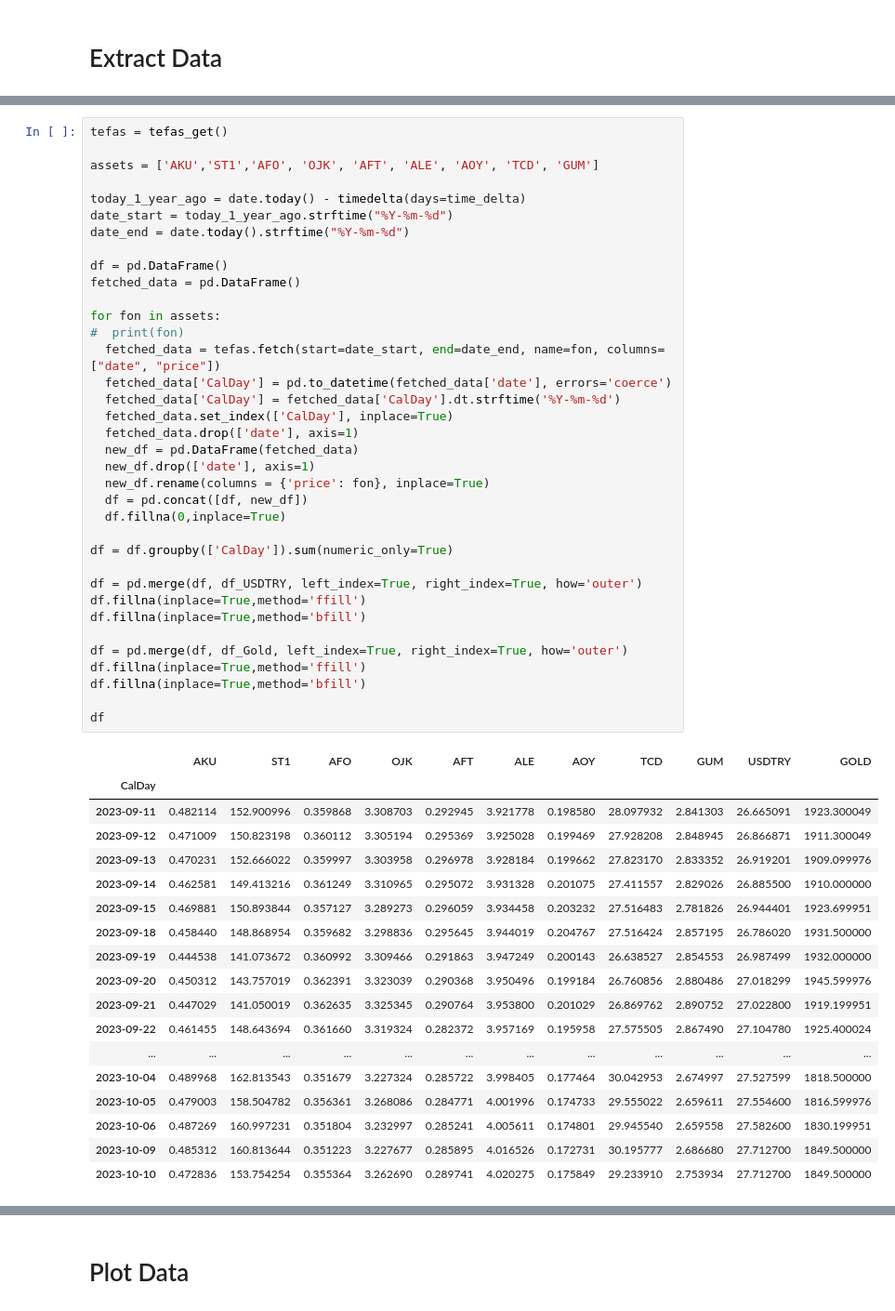
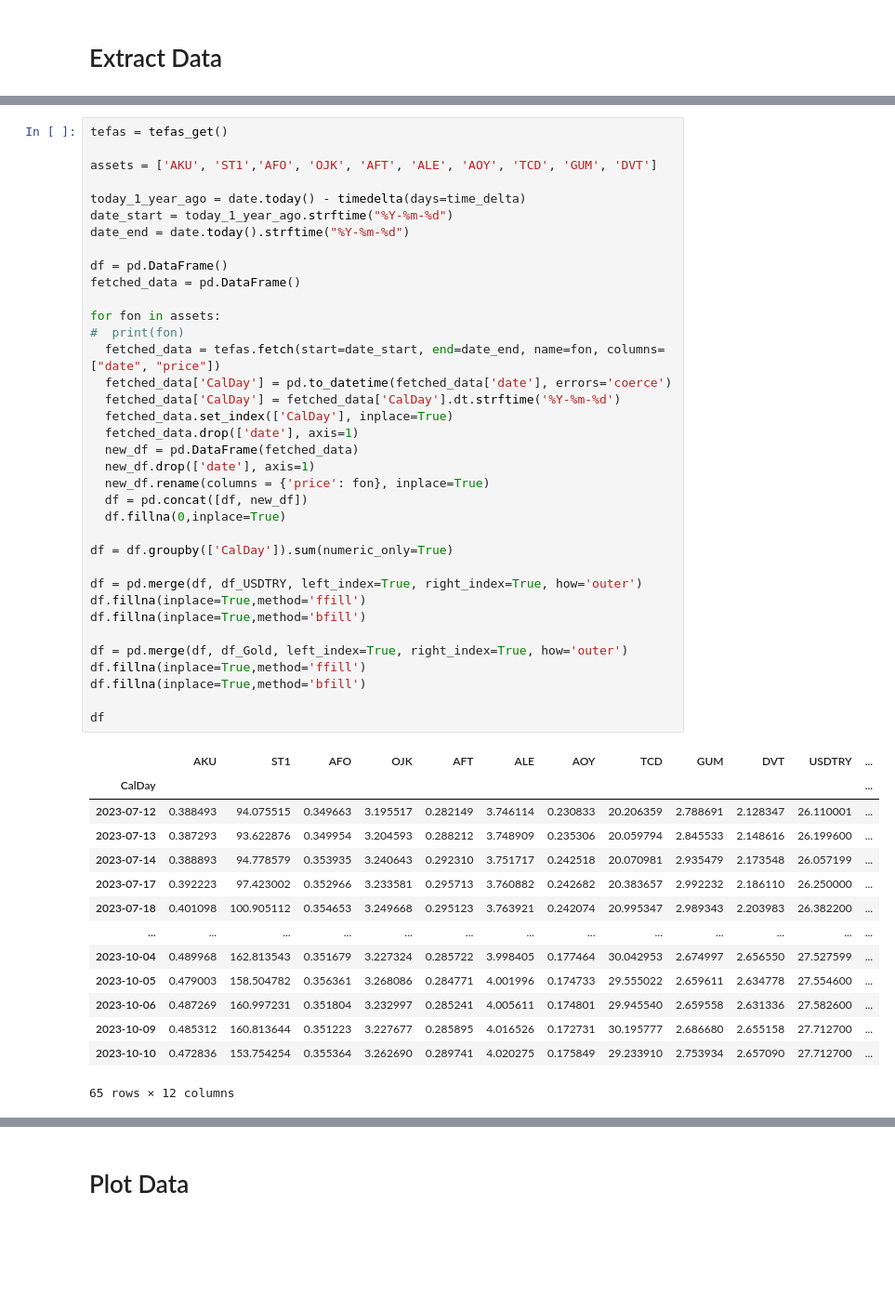
Before and after one commit to ozturkergin/ozturkergin, a Jupyter notebook: tefas_fon_analiz.ipynb, the cells around one changed output, grey strips where cells are left out. Shown: that part at 93% size. Drawn from its saved outputs; the diff is of its cells as text; blank space fills up the shorter version.

```diff
--- a/tefas_fon_analiz.ipynb
+++ b/tefas_fon_analiz.ipynb
@@ -335,56 +327,52 @@ df_USDTRY
 # %%
 tefas = tefas_get()
 
-assets = ['AKU','ST1','AFO', 'OJK', 'AFT', 'ALE', 'AOY', 'TCD', 'GUM']
+assets = ['AKU', 'ST1','AFO', 'OJK', 'AFT', 'ALE', 'AOY', 'TCD', 'GUM', 'DVT']
 
 today_1_year_ago = date.today() - timedelta(days=time_delta)
 date_start = today_1_year_ago.strftime("%Y-%m-%d")
 date_end = date.today().strftime("%Y-%m-%d")
 
 df = pd.DataFrame()
 fetched_data = pd.DataFrame()
 
 for fon in assets:
 #  print(fon)
   fetched_data = tefas.fetch(start=date_start, end=date_end, name=fon, columns=["date", "price"])
   fetched_data['CalDay'] = pd.to_datetime(fetched_data['date'], errors='coerce')
   fetched_data['CalDay'] = fetched_data['CalDay'].dt.strftime('%Y-%m-%d')
   fetched_data.set_index(['CalDay'], inplace=True)
   fetched_data.drop(['date'], axis=1)
   new_df = pd.DataFrame(fetched_data)
   new_df.drop(['date'], axis=1)
   new_df.rename(columns = {'price': fon}, inplace=True)
   df = pd.concat([df, new_df])
   df.fillna(0,inplace=True)
 
 df = df.groupby(['CalDay']).sum(numeric_only=True)
 
 df = pd.merge(df, df_USDTRY, left_index=True, right_index=True, how='outer')
 df.fillna(inplace=True,method='ffill')
 df.fillna(inplace=True,method='bfill')
 
 df = pd.merge(df, df_Gold, left_index=True, right_index=True, how='outer')
 df.fillna(inplace=True,method='ffill')
 df.fillna(inplace=True,method='bfill')
 
 df
 # %% [output]
-|  | AKU | ST1 | AFO | OJK | AFT | ALE | AOY | TCD | GUM | USDTRY | GOLD |
-| CalDay |  |  |  |  |  |  |  |  |  |  |  |
-| 2023-09-11 | 0.482114 | 152.900996 | 0.359868 | 3.308703 | 0.292945 | 3.921778 | 0.198580 | 28.097932 | 2.841303 | 26.665091 | 1923.300049 |
-| 2023-09-12 | 0.471009 | 150.823198 | 0.360112 | 3.305194 | 0.295369 | 3.925028 | 0.199469 | 27.928208 | 2.848945 | 26.866871 | 1911.300049 |
-| 2023-09-13 | 0.470231 | 152.666022 | 0.359997 | 3.303958 | 0.296978 | 3.928184 | 0.199662 | 27.823170 | 2.833352 | 26.919201 | 1909.099976 |
-| 2023-09-14 | 0.462581 | 149.413216 | 0.361249 | 3.310965 | 0.295072 | 3.931328 | 0.201075 | 27.411557 | 2.829026 | 26.885500 | 1910.000000 |
-| 2023-09-15 | 0.469881 | 150.893844 | 0.357127 | 3.289273 | 0.296059 | 3.934458 | 0.203232 | 27.516483 | 2.781826 | 26.944401 | 1923.699951 |
-| 2023-09-18 | 0.458440 | 148.868954 | 0.359682 | 3.298836 | 0.295645 | 3.944019 | 0.204767 | 27.516424 | 2.857195 | 26.786020 | 1931.500000 |
-| 2023-09-19 | 0.444538 | 141.073672 | 0.360992 | 3.309466 | 0.291863 | 3.947249 | 0.200143 | 26.638527 | 2.854553 | 26.987499 | 1932.000000 |
-| 2023-09-20 | 0.450312 | 143.757019 | 0.362391 | 3.323039 | 0.290368 | 3.950496 | 0.199184 | 26.760856 | 2.880486 | 27.018299 | 1945.599976 |
-| 2023-09-21 | 0.447029 | 141.050019 | 0.362635 | 3.325345 | 0.290764 | 3.953800 | 0.201029 | 26.869762 | 2.890752 | 27.022800 | 1919.199951 |
-| 2023-09-22 | 0.461455 | 148.643694 | 0.361660 | 3.319324 | 0.282372 | 3.957169 | 0.195958 | 27.575505 | 2.867490 | 27.104780 | 1925.400024 |
-| ... | ... | ... | ... | ... | ... | ... | ... | ... | ... | ... | ... |
-| 2023-10-04 | 0.489968 | 162.813543 | 0.351679 | 3.227324 | 0.285722 | 3.998405 | 0.177464 | 30.042953 | 2.674997 | 27.527599 | 1818.500000 |
-| 2023-10-05 | 0.479003 | 158.504782 | 0.356361 | 3.268086 | 0.284771 | 4.001996 | 0.174733 | 29.555022 | 2.659611 | 27.554600 | 1816.599976 |
-| 2023-10-06 | 0.487269 | 160.997231 | 0.351804 | 3.232997 | 0.285241 | 4.005611 | 0.174801 | 29.945540 | 2.659558 | 27.582600 | 1830.199951 |
-| 2023-10-09 | 0.485312 | 160.813644 | 0.351223 | 3.227677 | 0.285895 | 4.016526 | 0.172731 | 30.195777 | 2.686680 | 27.712700 | 1849.500000 |
-| 2023-10-10 | 0.472836 | 153.754254 | 0.355364 | 3.262690 | 0.289741 | 4.020275 | 0.175849 | 29.233910 | 2.753934 | 27.712700 | 1849.500000 |
+|  | AKU | ST1 | AFO | OJK | AFT | ALE | AOY | TCD | GUM | DVT | USDTRY | ... |
+| CalDay |  |  |  |  |  |  |  |  |  |  |  | ... |
+| 2023-07-12 | 0.388493 | 94.075515 | 0.349663 | 3.195517 | 0.282149 | 3.746114 | 0.230833 | 20.206359 | 2.788691 | 2.128347 | 26.110001 | ... |
+| 2023-07-13 | 0.387293 | 93.622876 | 0.349954 | 3.204593 | 0.288212 | 3.748909 | 0.235306 | 20.059794 | 2.845533 | 2.148616 | 26.199600 | ... |
+| 2023-07-14 | 0.388893 | 94.778579 | 0.353935 | 3.240643 | 0.292310 | 3.751717 | 0.242518 | 20.070981 | 2.935479 | 2.173548 | 26.057199 | ... |
+| 2023-07-17 | 0.392223 | 97.423002 | 0.352966 | 3.233581 | 0.295713 | 3.760882 | 0.242682 | 20.383657 | 2.992232 | 2.186110 | 26.250000 | ... |
+| 2023-07-18 | 0.401098 | 100.905112 | 0.354653 | 3.249668 | 0.295123 | 3.763921 | 0.242074 | 20.995347 | 2.989343 | 2.203983 | 26.382200 | ... |
+| ... | ... | ... | ... | ... | ... | ... | ... | ... | ... | ... | ... | ... |
+| 2023-10-04 | 0.489968 | 162.813543 | 0.351679 | 3.227324 | 0.285722 | 3.998405 | 0.177464 | 30.042953 | 2.674997 | 2.656550 | 27.527599 | ... |
+| 2023-10-05 | 0.479003 | 158.504782 | 0.356361 | 3.268086 | 0.284771 | 4.001996 | 0.174733 | 29.555022 | 2.659611 | 2.634778 | 27.554600 | ... |
+| 2023-10-06 | 0.487269 | 160.997231 | 0.351804 | 3.232997 | 0.285241 | 4.005611 | 0.174801 | 29.945540 | 2.659558 | 2.631336 | 27.582600 | ... |
+| 2023-10-09 | 0.485312 | 160.813644 | 0.351223 | 3.227677 | 0.285895 | 4.016526 | 0.172731 | 30.195777 | 2.686680 | 2.655158 | 27.712700 | ... |
+| 2023-10-10 | 0.472836 | 153.754254 | 0.355364 | 3.262690 | 0.289741 | 4.020275 | 0.175849 | 29.233910 | 2.753934 | 2.657090 | 27.712700 | ... |
+65 rows × 12 columns
 # %%
```
Also changed, not shown: parts of 8 cells of this notebook.
